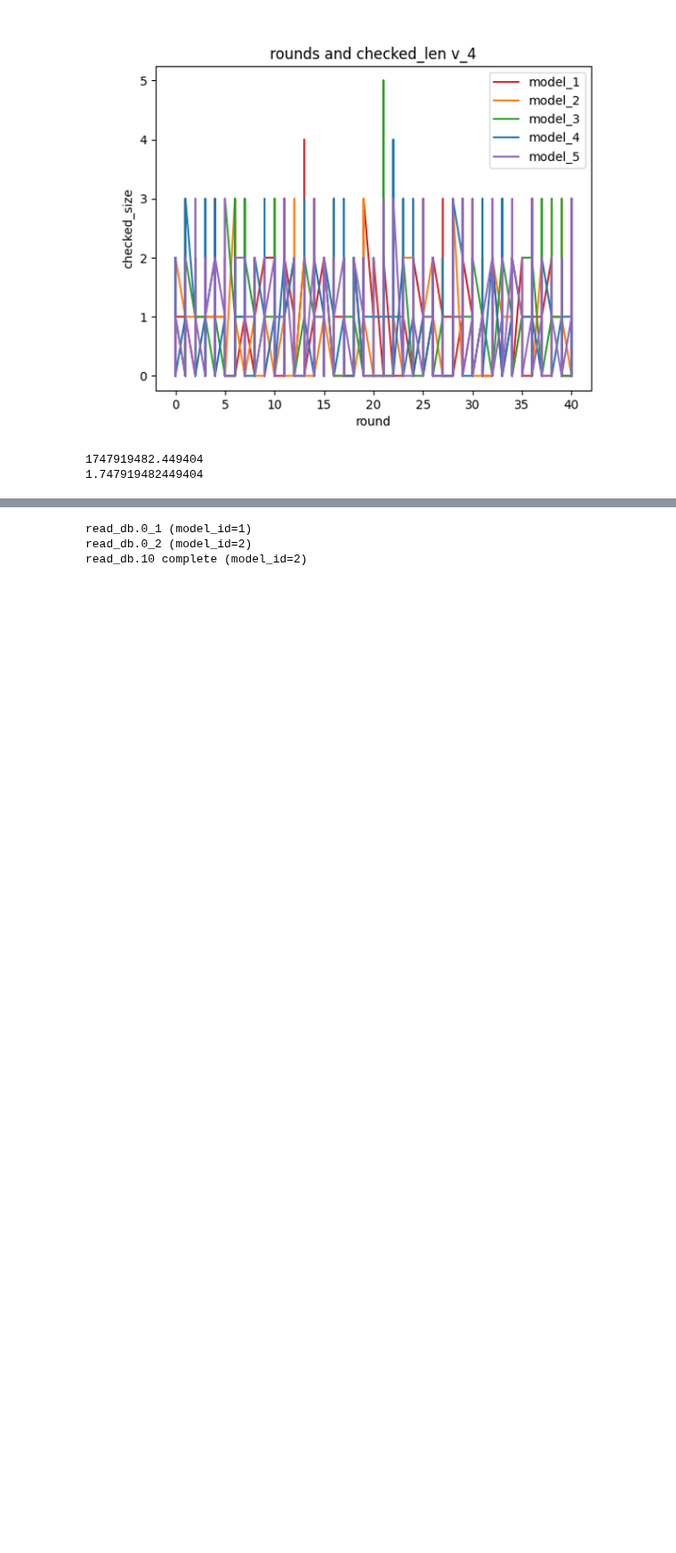
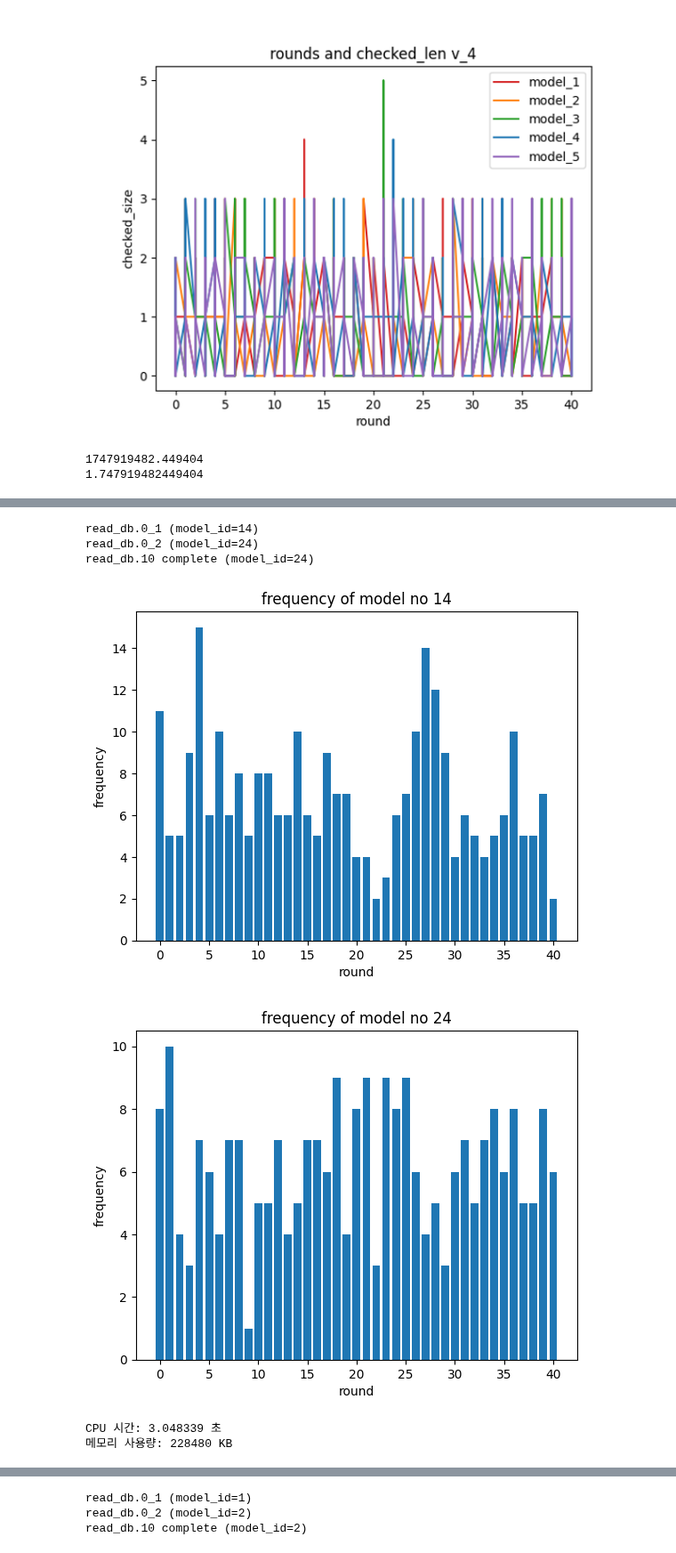
Before and after one commit to swhors/LSTM_Analyze, a Jupyter notebook: sqlite3_example_1.ipynb, the cells around one changed output, grey strips where cells are left out. Shown at 89% size. Cells and saved outputs as stored; diff of their text form; code cells hidden in the pictures; blank space fills up the shorter version.

```diff
--- a/sqlite3_example_1.ipynb
+++ b/sqlite3_example_1.ipynb
@@ -195,0 +193,12 @@ read_db.10 complete (model_id=3)
+# %%
+model_ids = [14, 24]
+test_id = 'P4_4_5_1_2'
+draw_graph(test_id=test_id, model_ids=model_ids, del_res=True)
+# %% [output]
+read_db.0_1 (model_id=14)
+read_db.0_2 (model_id=24)
+read_db.10 complete (model_id=24)
+[figure, added]
+[figure, added]
+CPU 시간: 3.048339 초
+메모리 사용량: 228480 KB
```
Also changed, not shown: parts of 19 cells of this notebook, 15 other files.
